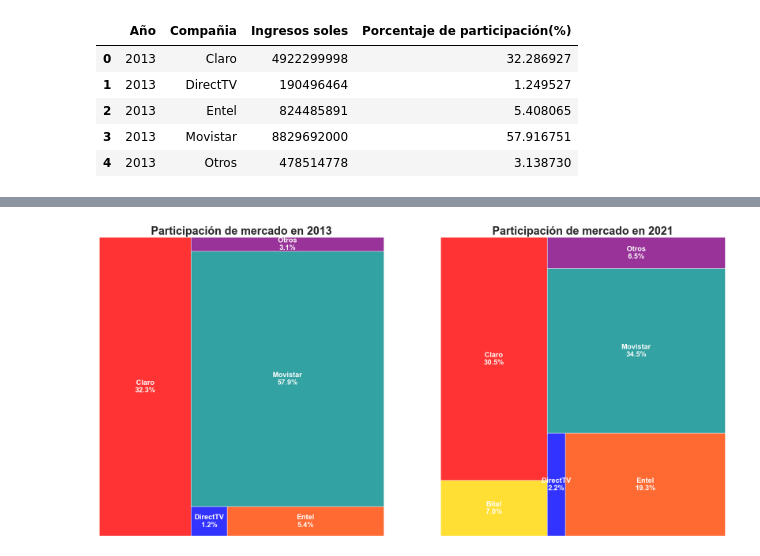
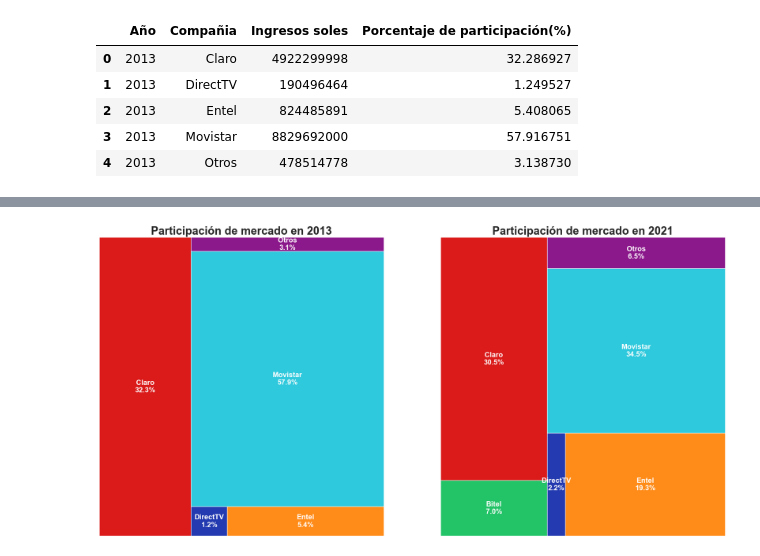
Before and after one commit to Luivelo/parcial_TEE_project_storytelling, a Jupyter notebook: storytelling_notebook_parcial.ipynb, the cells around one changed output, grey strips where cells are left out. Saved outputs shown, nothing was run; the diff lists cells and outputs as text; code cells hidden in the pictures.

```diff
--- a/storytelling_notebook_parcial.ipynb
+++ b/storytelling_notebook_parcial.ipynb
@@ -329,14 +345,21 @@ ingresos_compañias.head()
 # Gráfico de barras apiladas de la participación de mercado de las compañías de telecomunicaciones en Perú
 df_pivot = ingresos_compañias.pivot(index='Año', columns='Compañia', values='Porcentaje de participación(%)').fillna(0)
 # Definir una lista de colores personalizados
-colors = ['#FFD700', '#FF0000', '#0000FF', 'orangered', 'darkcyan', '#800080']  # Colores para Bitel, Claro, DirectTV, Entel, Movistar, Otros
+colors = {
+    'Bitel': '#0bbd58',
+    'Claro': '#d80101',
+    'DirectTV': '#0b24a8',
+    'Entel': '#ff8000',
+    'Movistar': '#17c3da',
+    'Otros': '#800080'
+}
 
 # Crear el gráfico de barras apiladas vertical
 sns.set_theme(style='white', palette='bright')
-fig, ax = plt.subplots(figsize=(18, 6), dpi=300)
+fig, ax = plt.subplots(figsize=(18, 8), dpi=300)
 
 # Crear las barras apiladas con mayor largo
-df_pivot.plot(kind='barh', stacked=True, color=colors, ax=ax)
+df_pivot.plot(kind='barh', stacked=True, color=colors, ax=ax, alpha=0.9)
 
 # Añadir etiquetas y título
 sns.despine(left=True, bottom=True)
@@ -353,7 +376,7 @@ for container in ax.containers:
         ax.bar_label(container, labels=labels, label_type='center', color='black', fontsize=12, weight='bold')
 
 # Mover la leyenda debajo del título
-ax.legend(bbox_to_anchor=(0.5, 1.08), loc='upper center', ncol=6, fontsize=15, facecolor='white', edgecolor='white')
+ax.legend(bbox_to_anchor=(0.5, 1.07), loc='upper center', ncol=6, fontsize=15, facecolor='white', edgecolor='white')
 plt.gca().set_xticklabels([])
 ax.spines['left'].set_position(('outward', 10))
 plt.yticks(fontsize=13, weight='bold')
@@ -366,37 +389,37 @@ plt.show()
 # Filtrar los datos para los años 2013 y 2021
 df_filtered = ingresos_compañias[ingresos_compañias['Año'].isin([2013, 2021])]
 
 # Pivotar el DataFrame para tener los años como índice y las compañías como columnas
 df_pivot = df_filtered.pivot(index='Año', columns='Compañia', values='Porcentaje de participación(%)').fillna(0)
 
 # Definir los colores para las compañías
 colors = {
-    'Bitel': '#FFD700',
-    'Claro': '#FF0000',
-    'DirectTV': '#0000FF',
-    'Entel': 'orangered',
-    'Movistar': 'darkcyan',
+    'Bitel': '#0bbd58',
+    'Claro': '#d80101',
+    'DirectTV': '#0b24a8',
+    'Entel': '#ff8000',
+    'Movistar': '#17c3da',
     'Otros': '#800080'
 }
 
 # Crear el TreeMap para 2013 y 2021
 fig, axes = plt.subplots(1, 2, figsize=(25, 12))
 
 for ax, year in zip(axes, [2013, 2021]):
     values = df_pivot.loc[year].values
     labels = [f"{k}\n{v:.1f}%" for k, v in df_pivot.loc[year].items()]
     color_list = [colors[k] for k in df_pivot.loc[year].index]
 
     # Filtrar valores cero
     non_zero_values = [v for v in values if v > 0]
     non_zero_labels = [labels[i] for i in range(len(values)) if values[i] > 0]
     non_zero_colors = [color_list[i] for i in range(len(values)) if values[i] > 0]
 
-    squarify.plot(sizes=non_zero_values, label=non_zero_labels, color=non_zero_colors, alpha=0.8, ax=ax, text_kwargs={'fontsize': 16, 'weight': 'bold', 'color': 'white'})
+    squarify.plot(sizes=non_zero_values, label=non_zero_labels, color=non_zero_colors, ax=ax,alpha=0.9, text_kwargs={'fontsize': 16, 'weight': 'bold', 'color': 'white'})
     ax.set_title(f'Participación de mercado en {year}', fontsize=25, weight='bold')
     ax.axis('off')
 
 # Mostrar el gráfico
 plt.show()
 # %% [output]
-[figure, old version]
+[figure, new version]
```
Also changed, not shown: parts of 17 cells of this notebook.
